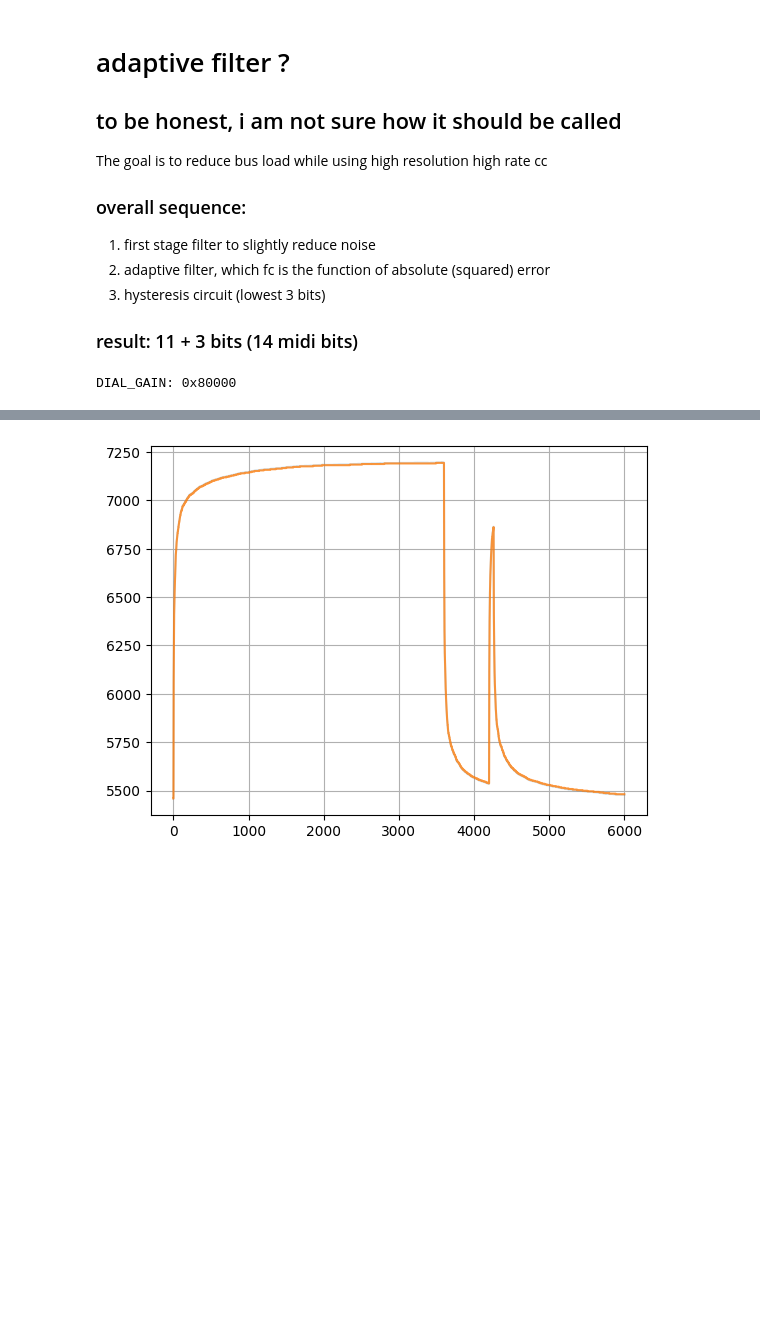
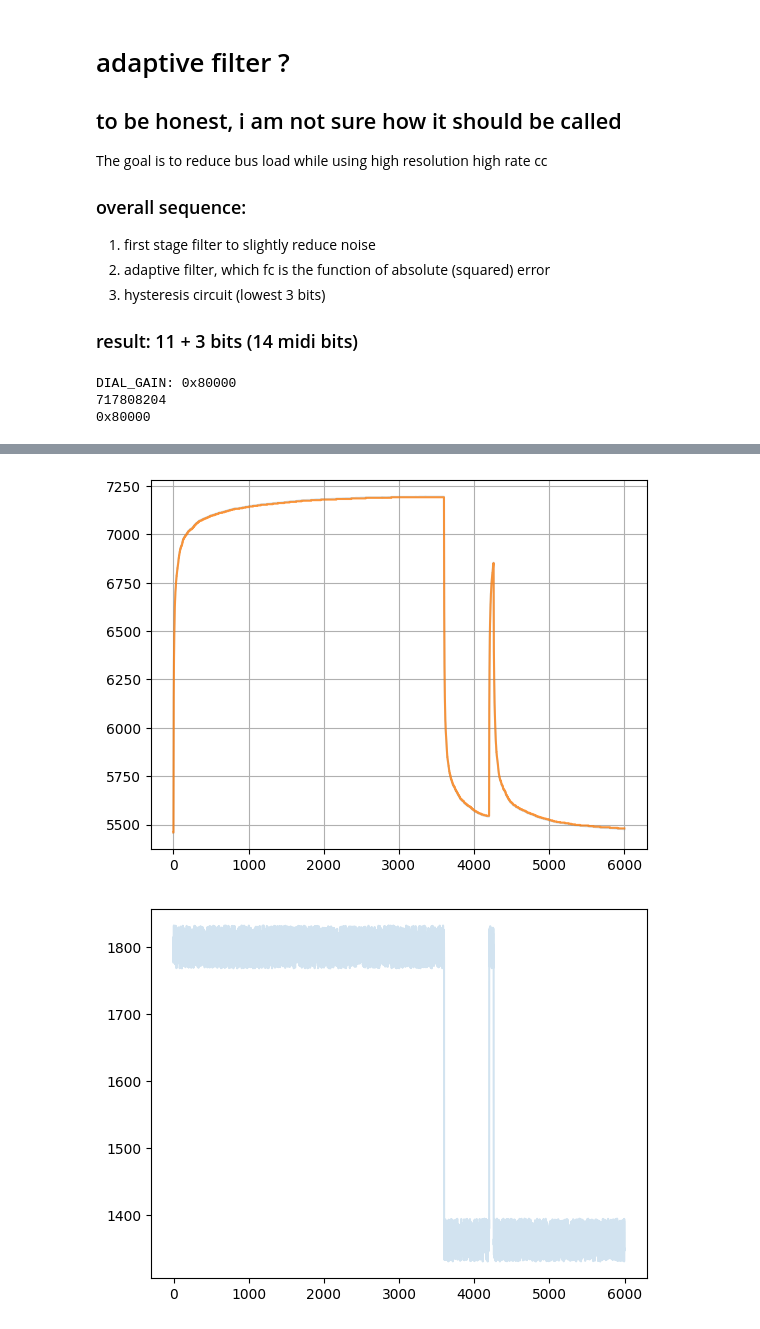
Before and after one commit to mrf-r/orca, a Jupyter notebook: py/potfilter.ipynb, the cells around one changed output, grey strips where cells are left out. Saved outputs shown, nothing was run; the diff lists cells and outputs as text; code cells hidden in the pictures; blank space fills up the shorter version.

```diff
--- a/py/potfilter.ipynb
+++ b/py/potfilter.ipynb
@@ -33,12 +33,20 @@ DIAL_GOAL_2 = 0.3330
 
 LEN = int(SAMPLE_RATE_HZ * TEST_TIME_S)
 
+psine = np.linspace(-1, 1, LEN)
+psine[psine > 0] = 1 - (1 - psine[psine > 0]) ** 2
+psine[psine < 0] = (1 + psine[psine < 0]) ** 2 - 1
+psine = psine * (DIAL_GOAL - DIAL_GOAL_2) / 2 + DIAL_GOAL_2
+psine = psine * (2**BITS_ADC)
+
+# dial is in ADC range ~11 bit with ADC noise
 dial = np.empty(LEN ,np.int32)
 dial[:] = int(DIAL_GOAL * (2**BITS_ADC))
 dial[int(LEN * 0.6):] = int(DIAL_GOAL_2 * (2**BITS_ADC)) # step 2
 dial[int(LEN * 0.7):] = int(DIAL_GOAL * (2**BITS_ADC)) # step 2
 dial[int(LEN * 0.71):] = int(DIAL_GOAL_2 * (2**BITS_ADC)) # step 2
 dial = dial + (np.random.rand(LEN) * (2**BITS_NOISE) - (2**BITS_NOISE)/2)
+# dial = psine + (np.random.rand(LEN) * (2**BITS_NOISE) - (2**BITS_NOISE)/2)
 
 BITS_FILTER = 31
 flt = np.empty(LEN ,np.int32)
@@ -47,55 +55,72 @@ flt[:] = int(DIAL_INIT * (2**BITS_FILTER))
 DIAL_GAIN = 2**(BITS_FILTER - BITS_ADC)
 print(f"DIAL_GAIN: {hex(DIAL_GAIN)}")
 
+# PRE-FILTER adds ~8 bit: ~19 bits
 PRECF = 256
 preflt = np.array(dial)
 preflt[0] = int(DIAL_INIT * (2**BITS_ADC) * PRECF)
 
-
 for i in range(1, len(flt)):
     preflt[i] = preflt[i-1] + (dial[i] * PRECF - preflt[i-1]) / PRECF
     # delta = preflt[i]/PRECF - flt[i-1] / DIAL_GAIN
-    delta = dial[i] - flt[i-1] / DIAL_GAIN
-    absd = delta
-    if absd < 0: absd = -absd
-    # absd += 16
-    absd = absd * absd / 2
-    # and we need somehow convert ~18 bit to 18 values
-    if absd > DIAL_GAIN: absd = DIAL_GAIN
-    filter_coef = absd
-    # filter_coef = DIAL_GAIN
-    # basic filter
-    flt[i] = flt[i-1] + delta * filter_coef
+    # delta = dial[i] - flt[i-1] / DIAL_GAIN # 12 | 19 bit
+    # absd = delta
+    # if absd < 0: absd = -absd
+    # absd = absd * absd / 2 # 12 + 12 = 24 bits
+    # if absd > DIAL_GAIN: absd = DIAL_GAIN # 0 to 19 bits
+    # filter_coef = absd
+    # flt[i] = flt[i-1] + delta * filter_coef
+    # ===========================================================
+    # delta = dial[i] - flt[i-1] / DIAL_GAIN
+    # cf = delta * delta
+    # if cf > DIAL_GAIN: cf = DIAL_GAIN
+    # flt[i] = flt[i-1] + delta * cf / 4
+    # ===========================================================
+    delta = dial[i] * DIAL_GAIN - flt[i-1]
+    CF1 = 5
+    cf = delta / (2**(16+CF1))# 65536 / 32
+    cf = cf * cf
+    CF2 = 0
+    SLEW = 2**(16 - CF2)
+    if cf > SLEW: cf = SLEW
+    flt[i] = flt[i-1] + (delta / (2**(16+CF2))) * cf
 
 
+print(flt[-1])
+print(hex(DIAL_GAIN))
 # START = int(LEN * 0.5)
 START = 0
 
 flt = (flt / (2**(BITS_FILTER - 14))).astype(int)
 # flt = flt & 0xFFFFF0
 preflt = (preflt / (PRECF/4)).astype(int)
 # plt.plot(flt, alpha=0.8)
 t = np.linspace(0,TEST_TIME_S,len(flt[START:]))
 plt.plot(t, dial[START:]*4, alpha=0.4)
 plt.plot(t, preflt[START:], alpha=0.4)
 plt.plot(t, flt[START:], alpha=0.8)
 plt.grid()
 plt.show()
 
 HYST = 4
 dbg = np.array(flt)
 for i in range(1, len(flt)):
     if abs(dbg[i-1] - flt[i-1]) > HYST:
         dbg[i] = flt[i-1] + np.sign(dbg[i-1] - flt[i-1]) * int(HYST / 2)
     else:
         dbg[i] = dbg[i-1]
 
 # START = int(LEN * 0.2)
 plt.plot(flt[START:], alpha=0.2)
 plt.plot(dbg[START:], alpha=0.8)
 plt.grid()
 plt.show()
+plt.plot(dial[START:], alpha=0.2)
+plt.show()
 # %% [output]
 DIAL_GAIN: 0x80000
+717808204
+0x80000
 [figure]
 [figure]
+[figure, added]
```
